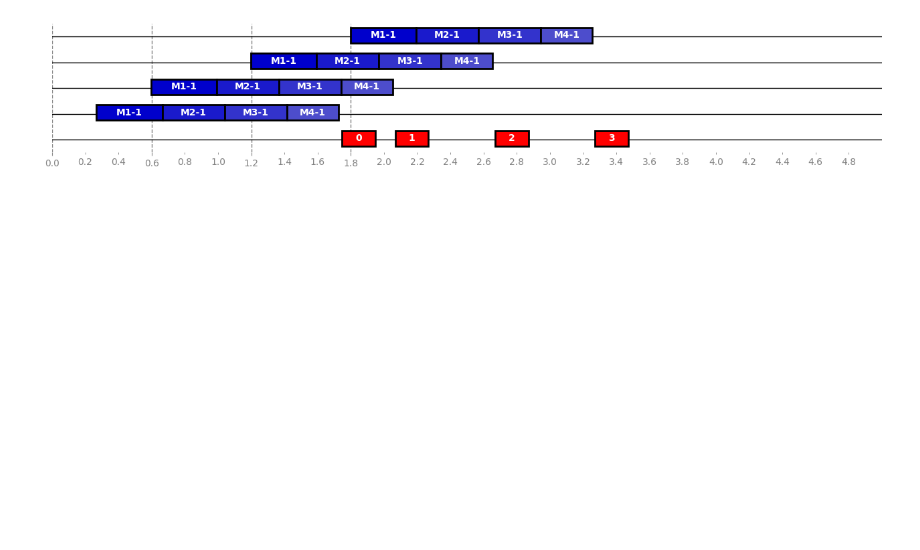
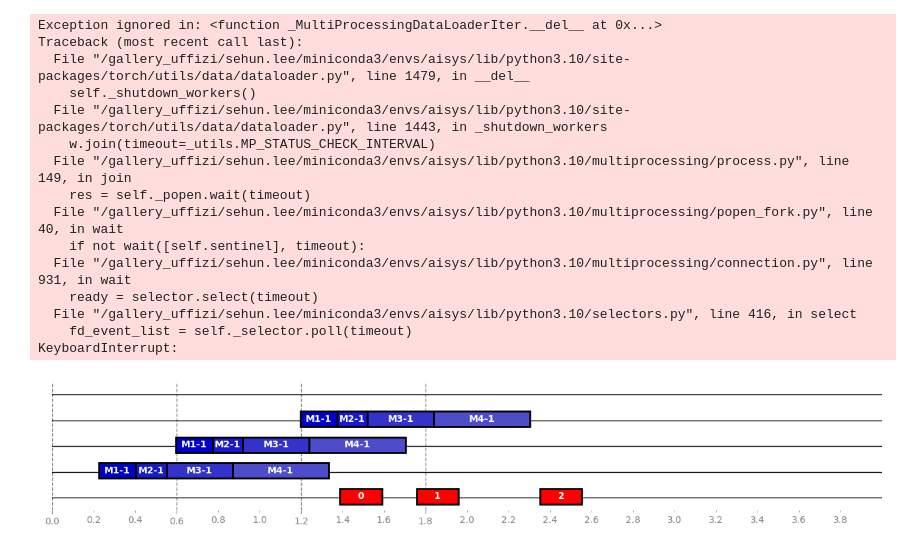
Before and after one commit to yhytoto12/MMsys, a Jupyter notebook: multimodal_dataloader.ipynb, the cells around one changed output. Saved outputs shown, nothing was run; the diff lists cells and outputs as text; code cells hidden in the pictures; blank space fills up the shorter version.

```diff
--- a/multimodal_dataloader.ipynb
+++ b/multimodal_dataloader.ipynb
@@ -104,42 +104,10 @@ def wait_until(end_time):
 # %%
 n_modes = 4
 modes = [f'M{i + 1}' for i in range(n_modes)]
-process_times = { mode : random.random() * 0.5 + 0.1 for mode in modes }
-data_dict = { mode : [f'{mode}-{i}' for i in range(n_modes)] for mode in modes }
+process_times = { mode : random.random() * 0.4 + 0.1 for mode in modes }
+data_dict = { mode : [f'{mode}-{i}' for i in range(16)] for mode in modes }
 intervals = [0.6 * i for i in range(100)]
 # %%
-# class CustomMultimodalDataset(Dataset):
-#     def __init__(self, data_dict, modes, process_times = None):
-#         self.data_dict = data_dict
-#         self.modes = modes
-#         if process_times is None:
-#             self.process_times = { mode : 0.1 for mode in modes }
-#         else:
-#             self.process_times = process_times
-
-#         self.j = 0
-
-#     def __len__(self):
-#         return len(self.data_dict[self.modes[0]])
-
-#     def __getitem__(self, idx):
-#         wait_until(next_times[self.j])
-#         self.j += 1
-#         worker = torch.utils.data.get_worker_info()
-#         worker_id = worker.id if worker is not None else -1
-#         data_dict = {}
-#         worker_dict = {}
-#         start_dict = {}
-#         end_dict = {}
-#         for mode in self.modes:
-#             start_dict[mode] = time.time()
-#             time.sleep(self.process_times[mode])
-#             data_dict[mode] = self.data_dict[mode][idx]
-#             end_dict[mode] = time.time()
-#             worker_dict[mode] = worker_id
-
-#         return data_dict, worker_dict, start_dict, end_dict
-
 class CustomMultimodalDataset(IterableDataset):
     def __init__(self, data_dict, modes, process_times = None):
         self.data_dict = data_dict
@@ -151,35 +119,50 @@ class CustomMultimodalDataset(IterableDataset):
 
     def __iter__(self):
         index = 0
         while True:
             worker = torch.utils.data.get_worker_info()
             worker_id = worker.id if worker is not None else -1
 
             wait_until(next_times[4 * index + worker_id])
             index += 1
 
             data_dict = {}
             worker_dict = {}
             start_dict = {}
             end_dict = {}
             for mode in self.modes:
                 start_dict[mode] = time.time()
                 time.sleep(self.process_times[mode])
                 data_dict[mode] = self.data_dict[mode][index]
                 end_dict[mode] = time.time()
                 worker_dict[mode] = worker_id
 
             yield data_dict, worker_dict, start_dict, end_dict
 
 dataset = CustomMultimodalDataset(data_dict, modes, process_times)
 loader = DataLoader(dataset, batch_size = 1, num_workers = 4, drop_last = True, prefetch_factor = 1)
 
 zero_time = time.time()
 next_times = [zero_time + i for i in intervals]
 
-plot_multi_timings(loader, n_batches = 4, modes = modes, zero_time = zero_time, max_time = 5.0, intervals = intervals[:4])
+plot_multi_timings(loader, n_batches = 3, modes = modes, zero_time = zero_time, max_time = 4.0, intervals = intervals[:4])
 # %% [output]
+Exception ignored in: <function _MultiProcessingDataLoaderIter.__del__ at 0x...>
+Traceback (most recent call last):
+  File "/gallery_uffizi/sehun.lee/miniconda3/envs/aisys/lib/python3.10/site-packages/torch/utils/data/dataloader.py", line 1479, in __del__
+    self._shutdown_workers()
+  File "/gallery_uffizi/sehun.lee/miniconda3/envs/aisys/lib/python3.10/site-packages/torch/utils/data/dataloader.py", line 1443, in _shutdown_workers
+    w.join(timeout=_utils.MP_STATUS_CHECK_INTERVAL)
+  File "/gallery_uffizi/sehun.lee/miniconda3/envs/aisys/lib/python3.10/multiprocessing/process.py", line 149, in join
+    res = self._popen.wait(timeout)
+  File "/gallery_uffizi/sehun.lee/miniconda3/envs/aisys/lib/python3.10/multiprocessing/popen_fork.py", line 40, in wait
+    if not wait([self.sentinel], timeout):
+  File "/gallery_uffizi/sehun.lee/miniconda3/envs/aisys/lib/python3.10/multiprocessing/connection.py", line 931, in wait
+    ready = selector.select(timeout)
+  File "/gallery_uffizi/sehun.lee/miniconda3/envs/aisys/lib/python3.10/selectors.py", line 416, in select
+    fd_event_list = self._selector.poll(timeout)
+KeyboardInterrupt:
-[figure, old version]
+[figure, new version]
 # %%
 class CustomUnimodalDataset(IterableDataset):
     def __init__(self, data, mode, process_time = None):
```
Also changed, not shown: parts of 1 cell of this notebook, 44 other files.
